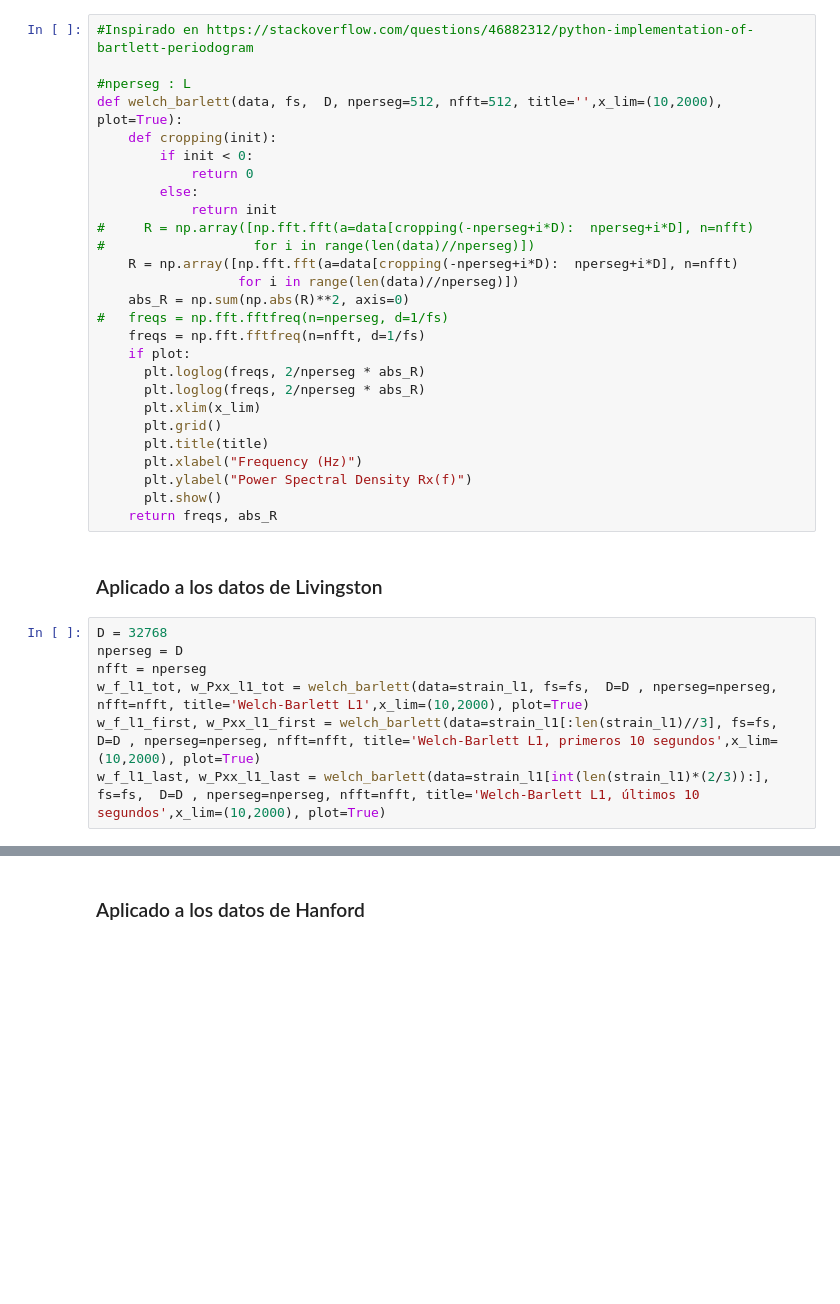
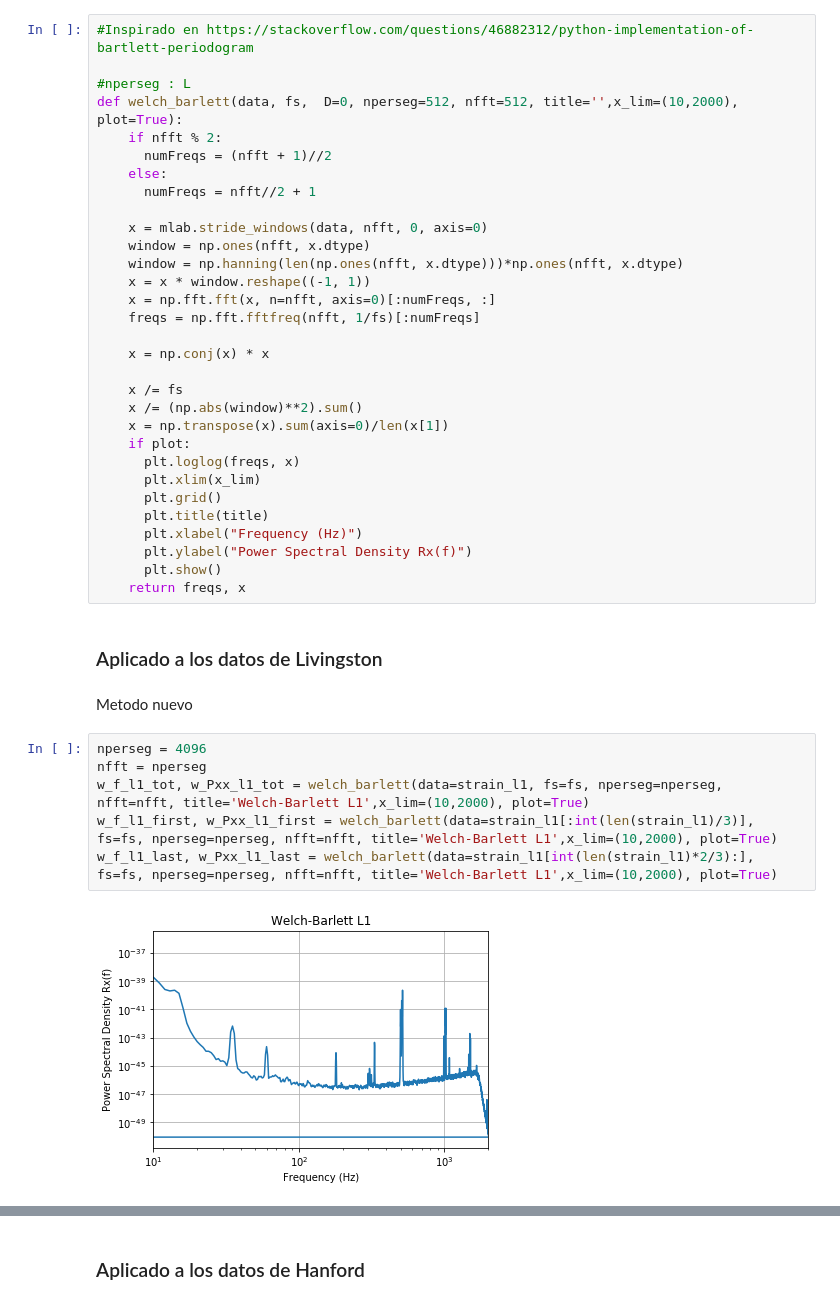
Before and after one commit to LuFernandez/PASA, a Jupyter notebook: TP1. Laboratorio de estimación no-paramétrica/Informe/Informe.ipynb, the cells around one changed output, grey strips where cells are left out. Saved outputs shown, nothing was run; the diff lists cells and outputs as text; blank space fills up the shorter version.

```diff
--- a/TP1. Laboratorio de estimación no-paramétrica/Informe/Informe.ipynb
+++ b/TP1. Laboratorio de estimación no-paramétrica/Informe/Informe.ipynb
@@ -200,35 +196,42 @@ b_f_h1_last, b_Pxx_h1_last = blackman_tukey(fs=fs, data=strain_l1, figure_number
 #Inspirado en https://stackoverflow.com/questions/46882312/python-implementation-of-bartlett-periodogram
 
 #nperseg : L
-def welch_barlett(data, fs,  D, nperseg=512, nfft=512, title='',x_lim=(10,2000), plot=True):
-    def cropping(init):
-        if init < 0:
-            return 0
-        else:
-            return init
-#     R = np.array([np.fft.fft(a=data[cropping(-nperseg+i*D):  nperseg+i*D], n=nfft)
-#                   for i in range(len(data)//nperseg)])
-    R = np.array([np.fft.fft(a=data[cropping(-nperseg+i*D):  nperseg+i*D], n=nfft)
-                  for i in range(len(data)//nperseg)])
-    abs_R = np.sum(np.abs(R)**2, axis=0)
-#   freqs = np.fft.fftfreq(n=nperseg, d=1/fs)
-    freqs = np.fft.fftfreq(n=nfft, d=1/fs)
+def welch_barlett(data, fs,  D=0, nperseg=512, nfft=512, title='',x_lim=(10,2000), plot=True):
+    if nfft % 2:
+      numFreqs = (nfft + 1)//2
+    else:
+      numFreqs = nfft//2 + 1
+
+    x = mlab.stride_windows(data, nfft, 0, axis=0)
+    window = np.ones(nfft, x.dtype)
+    window = np.hanning(len(np.ones(nfft, x.dtype)))*np.ones(nfft, x.dtype)
+    x = x * window.reshape((-1, 1))
+    x = np.fft.fft(x, n=nfft, axis=0)[:numFreqs, :]
+    freqs = np.fft.fftfreq(nfft, 1/fs)[:numFreqs]
+
+    x = np.conj(x) * x
+
+    x /= fs
+    x /= (np.abs(window)**2).sum()
+    x = np.transpose(x).sum(axis=0)/len(x[1])
     if plot:
-      plt.loglog(freqs, 2/nperseg * abs_R)
-      plt.loglog(freqs, 2/nperseg * abs_R)
+      plt.loglog(freqs, x)
       plt.xlim(x_lim)
       plt.grid()
       plt.title(title)
       plt.xlabel("Frequency (Hz)")
       plt.ylabel("Power Spectral Density Rx(f)")
       plt.show()
-    return freqs, abs_R
+    return freqs, x
 # %% [markdown]
 ### Aplicado a los datos de Livingston
+# %% [markdown]
+Metodo nuevo
 # %%
-D = 32768
-nperseg = D
+nperseg = 4096
 nfft = nperseg
-w_f_l1_tot, w_Pxx_l1_tot = welch_barlett(data=strain_l1, fs=fs,  D=D , nperseg=nperseg, nfft=nfft, title='Welch-Barlett L1',x_lim=(10,2000), plot=True)
-w_f_l1_first, w_Pxx_l1_first = welch_barlett(data=strain_l1[:len(strain_l1)//3], fs=fs,  D=D , nperseg=nperseg, nfft=nfft, title='Welch-Barlett L1, primeros 10 segundos',x_lim=(10,2000), plot=True)
-w_f_l1_last, w_Pxx_l1_last = welch_barlett(data=strain_l1[int(len(strain_l1)*(2/3)):], fs=fs,  D=D , nperseg=nperseg, nfft=nfft, title='Welch-Barlett L1, últimos 10 segundos',x_lim=(10,2000), plot=True)
+w_f_l1_tot, w_Pxx_l1_tot = welch_barlett(data=strain_l1, fs=fs, nperseg=nperseg, nfft=nfft, title='Welch-Barlett L1',x_lim=(10,2000), plot=True)
+w_f_l1_first, w_Pxx_l1_first = welch_barlett(data=strain_l1[:int(len(strain_l1)/3)], fs=fs, nperseg=nperseg, nfft=nfft, title='Welch-Barlett L1',x_lim=(10,2000), plot=True)
+w_f_l1_last, w_Pxx_l1_last = welch_barlett(data=strain_l1[int(len(strain_l1)*2/3):], fs=fs, nperseg=nperseg, nfft=nfft, title='Welch-Barlett L1',x_lim=(10,2000), plot=True)
+# %% [output]
+[figure, added]
```
Also changed, not shown: parts of 8 cells of this notebook.
